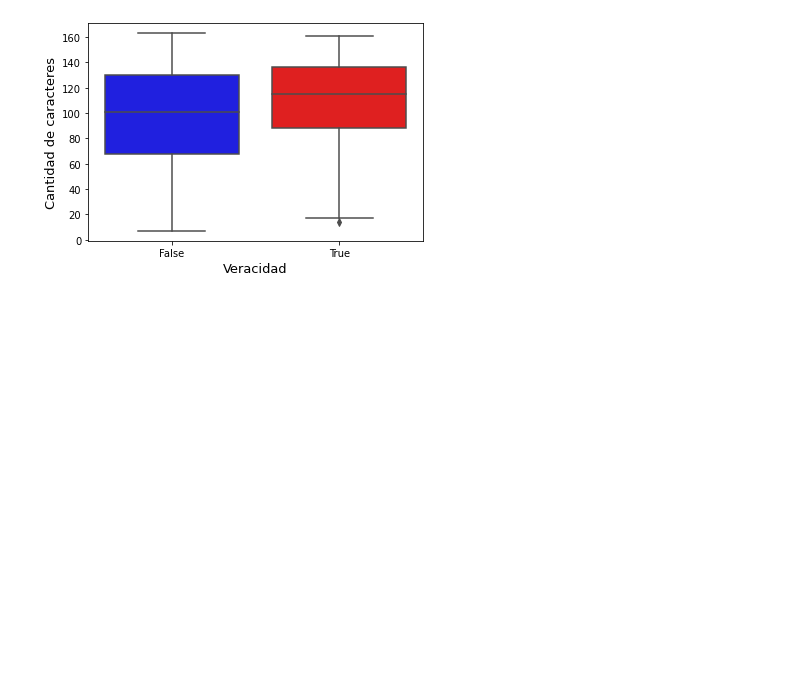
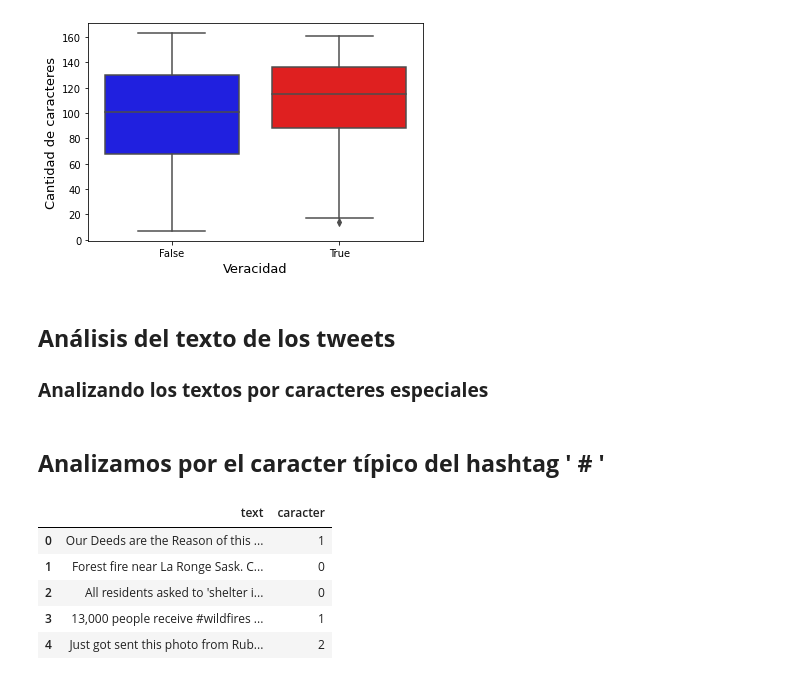
Before and after one commit to grettynazario/TP1-orgaDatos, a Jupyter notebook: TP1.ipynb, the cells around one changed output. Drawn from its saved outputs; the diff is of its cells as text; code cells hidden in the pictures; blank space fills up the shorter version.

```diff
--- a/TP1.ipynb
+++ b/TP1.ipynb
@@ -171,3 +171,7 @@ bplot.set_ylabel("Cantidad de caracteres", fontsize=13)
 bplot.tick_params(labelsize=10)
 # %% [output]
 [figure]
+# %% [markdown]
+ ## **Análisis del texto de los tweets**
+
+ ### **Analizando los textos por caracteres especiales**
@@ -173,0 +185,18 @@ bplot.tick_params(labelsize=10)
+# %% [markdown]
+## **Analizamos por el caracter típico del hashtag ' # '**
+# %%
+#Se crea un df con las cantidades de caracteres por cada texto
+textos = tweets.text
+caracteres = textos.apply(lambda x: contador_de_caracter('#',x))
+caracteres = caracteres.to_frame()
+caracteres.rename(columns = {'text':'caracter'}, inplace = True)
+cantidad_caracter = caracteres.caracter
+df_caracteres_texts = pd.concat([textos, cantidad_caracter], axis = 1)
+df_caracteres_texts.head(5)
+# %% [output]
+|  | text | caracter |
+| 0 | Our Deeds are the Reason of this ... | 1 |
+| 1 | Forest fire near La Ronge Sask. C... | 0 |
+| 2 | All residents asked to 'shelter i... | 0 |
+| 3 | 13,000 people receive #wildfires ... | 1 |
+| 4 | Just got sent this photo from Rub... | 2 |
```
Also changed, not shown: parts of 16 cells of this notebook.
